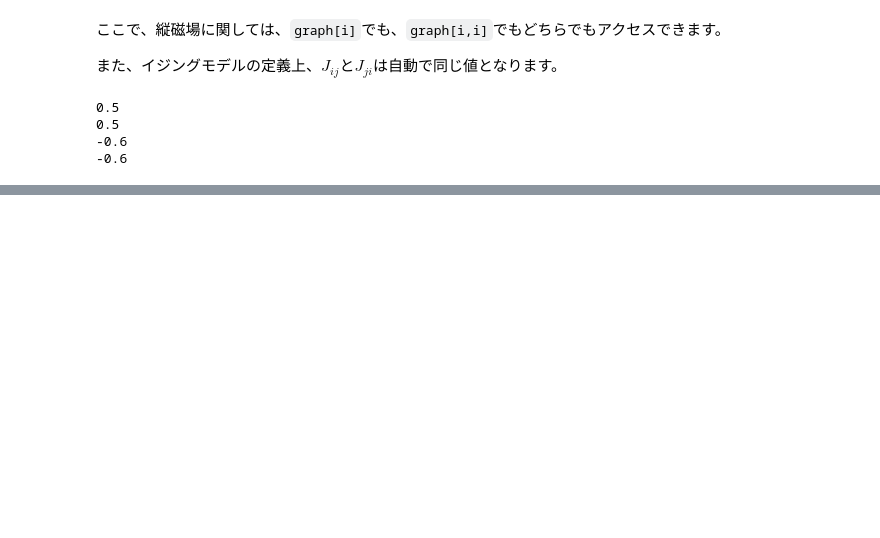
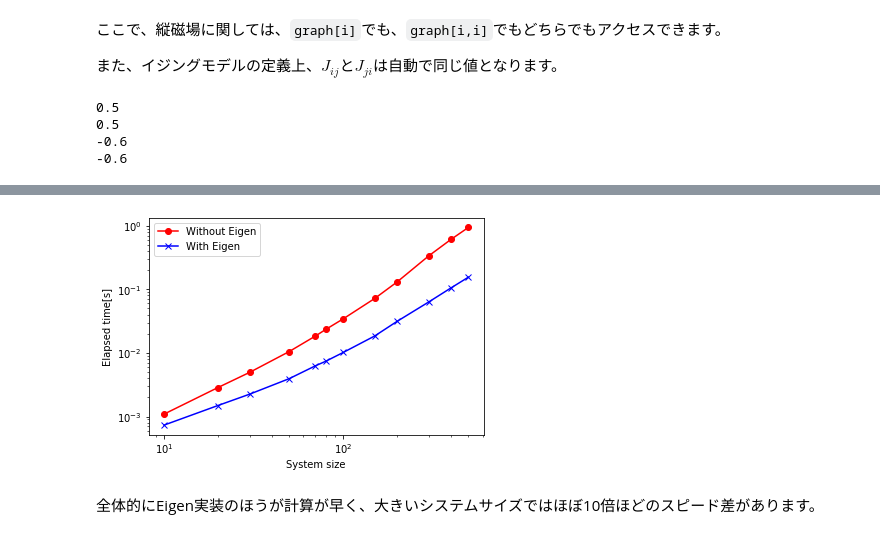
Before and after one commit to OpenJij/OpenJijTutorial, a Jupyter notebook: ja/A3-LargeScaleMC.ipynb, the cells around one changed output, grey strips where cells are left out. Saved outputs shown, nothing was run; the diff lists cells and outputs as text; code cells hidden in the pictures; blank space fills up the shorter version.

```diff
--- a/ja/A3-LargeScaleMC.ipynb
+++ b/ja/A3-LargeScaleMC.ipynb
@@ -75,0 +127,4 @@ print(graph[34,12])
+# %%
+import cxxjij.utility as U
+schedule_list = U.make_classical_schedule_list(0.1, 50, 20, 10)
+print(schedule_list)
@@ -75,0 +139,3 @@ print(graph[34,12])
+# %%
+import cxxjij.algorithm as A
+A.Algorithm_SingleSpinFlip_run(mysystem, schedule_list)
@@ -75,0 +157,4 @@ print(graph[34,12])
+# %%
+#スケジュールをもっと長く取ります (計20000モンテカルロステップ)
+schedule_list = U.make_classical_schedule_list(0.1, 50, 200, 100)
+A.Algorithm_SingleSpinFlip_run(mysystem, schedule_list, callback_log_energy)
@@ -75,0 +188,53 @@ print(graph[34,12])
+# %%
+import time
+
+N_list = [10, 20, 30, 50, 70, 80, 100, 150, 200, 300, 400, 500]
+
+#計算時間
+calctime = []
+#計算時間 (Eigen実装)
+calctime_eigen = []
+
+for N in N_list:
+    #Graphの初期化
+    graph = G.Dense(N)
+    for i in range(N):
+        for j in range(N):
+            #Jijの値が大きくなりすぎてしまうので、全体の係数を1/Nしています。
+            graph[i,j] = 0 if i == j else np.random.normal()/N
+
+    for i in range(N):
+        graph[i] = np.random.normal()/N
+
+    #Systemの初期化
+    mysystem = S.make_classical_ising(graph.gen_spin(), graph)
+    mysystem_eigen = S.make_classical_ising_Eigen(graph.gen_spin(), graph)
+
+    #スケジュールリスト (2000モンテカルロステップ)
+    schedule_list = U.make_classical_schedule_list(0.1, 50, 20, 100)
+
+    t1 = time.time()
+    #アニーリング (Eigenなし)
+    A.Algorithm_SingleSpinFlip_run(mysystem, schedule_list)
+    t2 = time.time()
+    calctime.append(t2-t1)
+
+    t1 = time.time()
+    #アニーリング (Eigenあり)
+    A.Algorithm_SingleSpinFlip_run(mysystem_eigen, schedule_list)
+    t2 = time.time()
+    calctime_eigen.append(t2-t1)
+
+#結果を両対数プロット
+plt.plot(N_list, calctime, 'ro-', label='Without Eigen')
+plt.plot(N_list, calctime_eigen, 'bx-', label='With Eigen')
+plt.xlabel('System size')
+plt.ylabel('Elapsed time[s]')
+plt.xscale('log')
+plt.yscale('log')
+plt.legend()
+plt.show()
+# %% [output]
+[figure, added]
+# %% [markdown]
+全体的にEigen実装のほうが計算が早く、大きいシステムサイズではほぼ10倍ほどのスピード差があります。
```
Also changed, not shown: parts of 22 cells of this notebook, 2 other files.
